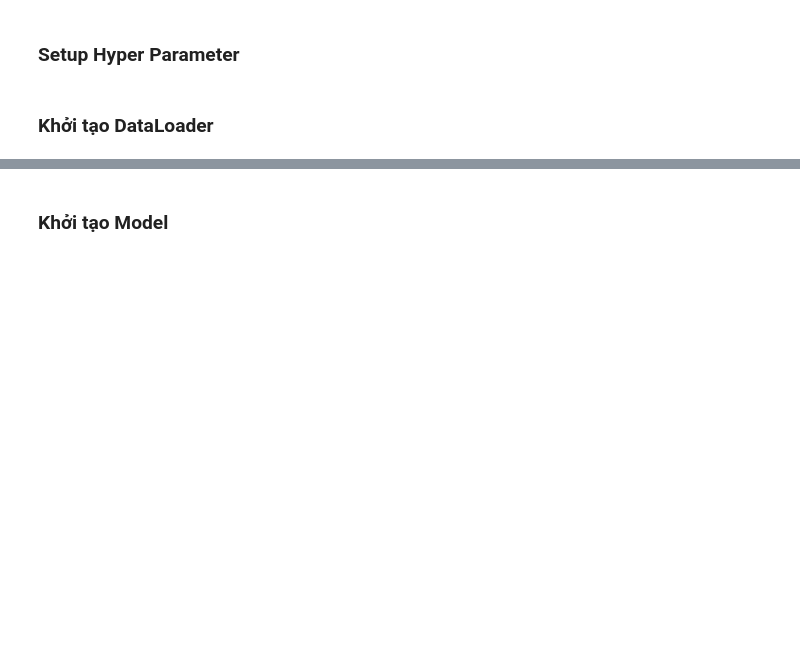
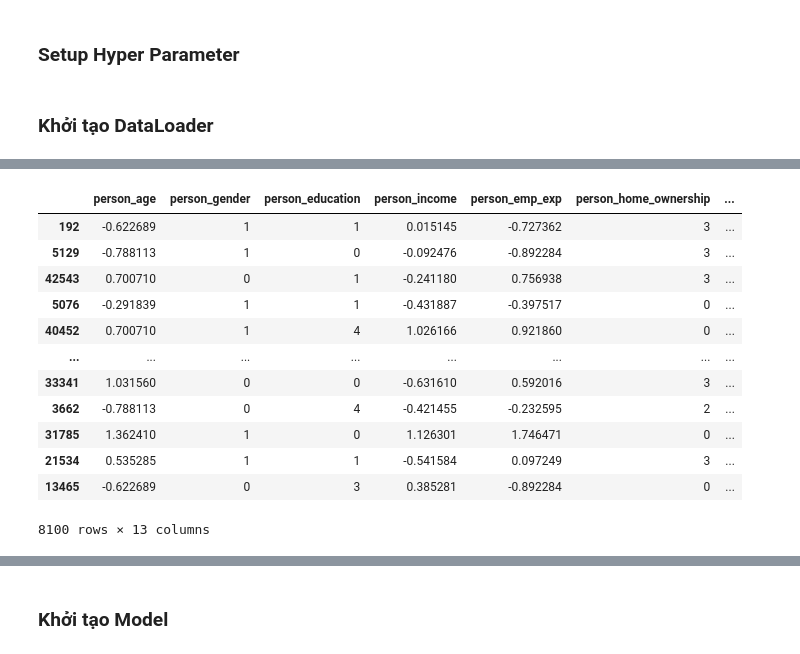
Before and after one commit to dinhtanloc/Loan_Prediction_Sytem, a Jupyter notebook: notebooks/loan_prediction_training.ipynb, the cells around one changed output, grey strips where cells are left out. Saved outputs shown, nothing was run; the diff lists cells and outputs as text; code cells hidden in the pictures; blank space fills up the shorter version.

```diff
--- a/notebooks/loan_prediction_training.ipynb
+++ b/notebooks/loan_prediction_training.ipynb
@@ -223,0 +235,16 @@ x_test, y_test = test_data.drop(columns=tar_column,axis=1), test_data[tar_column
+# %%
+x_val
+# %% [output]
+|  | person_age | person_gender | person_education | person_income | person_emp_exp | person_home_ownership | ... |
+| 192 | -0.622689 | 1 | 1 | 0.015145 | -0.727362 | 3 | ... |
+| 5129 | -0.788113 | 1 | 0 | -0.092476 | -0.892284 | 3 | ... |
+| 42543 | 0.700710 | 0 | 1 | -0.241180 | 0.756938 | 3 | ... |
+| 5076 | -0.291839 | 1 | 1 | -0.431887 | -0.397517 | 0 | ... |
+| 40452 | 0.700710 | 1 | 4 | 1.026166 | 0.921860 | 0 | ... |
+| ... | ... | ... | ... | ... | ... | ... | ... |
+| 33341 | 1.031560 | 0 | 0 | -0.631610 | 0.592016 | 3 | ... |
+| 3662 | -0.788113 | 0 | 4 | -0.421455 | -0.232595 | 2 | ... |
+| 31785 | 1.362410 | 1 | 0 | 1.126301 | 1.746471 | 0 | ... |
+| 21534 | 0.535285 | 1 | 1 | -0.541584 | 0.097249 | 3 | ... |
+| 13465 | -0.622689 | 0 | 3 | 0.385281 | -0.892284 | 0 | ... |
+8100 rows × 13 columns
```
Also changed, not shown: parts of 10 cells of this notebook, 2 other files.
